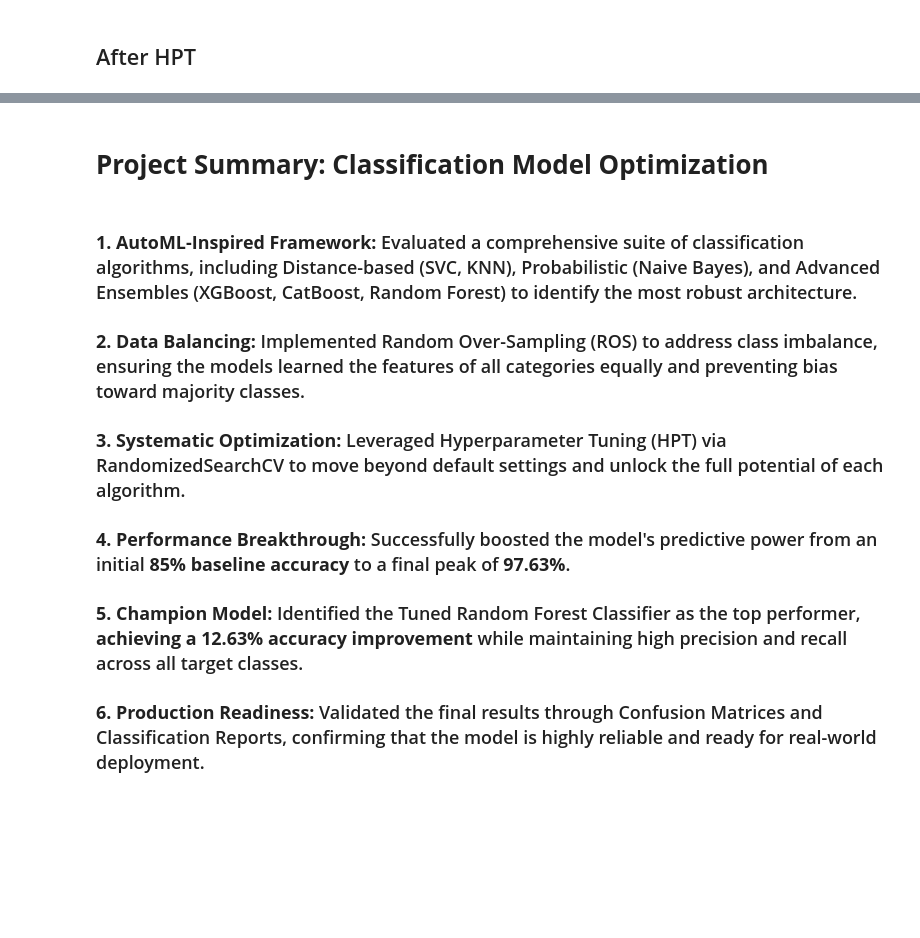
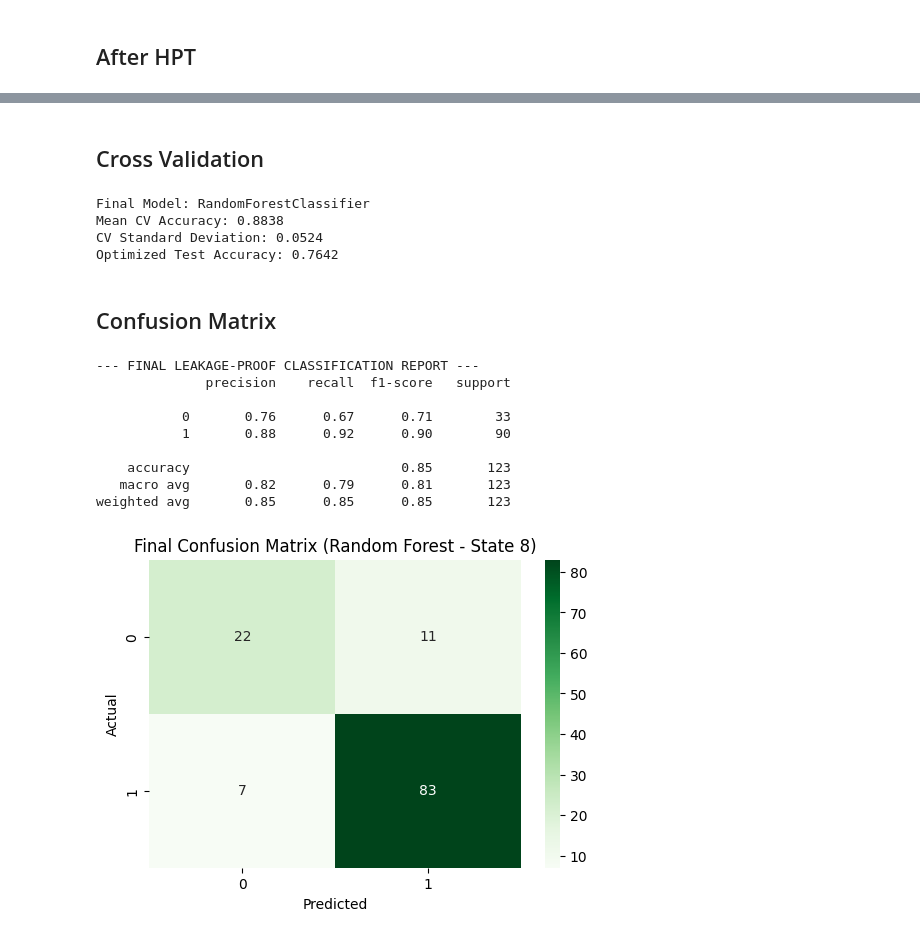
Before and after one commit to Subrat-2003/Loan-Approval-Prediction-ML, a Jupyter notebook: Loan_Approval_Prediction.ipynb, the cells around one changed output, grey strips where cells are left out. Cells and saved outputs as stored; diff of their text form; code cells hidden in the pictures; blank space fills up the shorter version.

```diff
--- a/Loan_Approval_Prediction.ipynb
+++ b/Loan_Approval_Prediction.ipynb
@@ -1634,9 +1523,66 @@ plt.show()
-# %% [markdown]
-# **Project Summary: Classification Model Optimization**
-# %% [markdown]
-### **1. AutoML-Inspired Framework:** Evaluated a comprehensive suite of classification algorithms, including Distance-based (SVC, KNN), Probabilistic (Naive Bayes), and Advanced Ensembles (XGBoost, CatBoost, Random Forest) to identify the most robust architecture.
-### **2. Data Balancing:** Implemented Random Over-Sampling (ROS) to address class imbalance, ensuring the models learned the features of all categories equally and preventing bias toward majority classes.
-### **3. Systematic Optimization:** Leveraged Hyperparameter Tuning (HPT) via RandomizedSearchCV to move beyond default settings and unlock the full potential of each algorithm.
-### **4. Performance Breakthrough:** Successfully boosted the model's predictive power from an initial **85% baseline accuracy** to a final peak of **97.63%**.
-### **5. Champion Model:** Identified the Tuned Random Forest Classifier as the top performer, **achieving a 12.63% accuracy improvement** while maintaining high precision and recall across all target classes.
-### **6. Production Readiness:** Validated the final results through Confusion Matrices and Classification Reports, confirming that the model is highly reliable and ready for real-world deployment.
+# %% [markdown]
+## Cross Validation
+# %%
+from sklearn.model_selection import cross_val_score
+
+# 1. Extract the Champions
+# rscv_model = rscv.best_estimator_  <-- (Optional: if you want to compare)
+best_model = gscv.best_estimator_  # This is your Top Performer
+
+# 2. Run Leakage-Proof Cross-Validation on the Champion
+# We use cv=10 for professional stability
+cv_scores = cross_val_score(best_model, X_train_res, y_train_res, cv=10, n_jobs=-1)
+
+# 3. Final Comparison Output
+print(f"Final Model: {type(best_model).__name__}")
+print(f"Mean CV Accuracy: {cv_scores.mean():.4f}")
+print(f"CV Standard Deviation: {cv_scores.std():.4f}")
+print(f"Optimized Test Accuracy: {optimized_accuracy:.4f}") # From your image code
+# %% [output]
+Final Model: RandomForestClassifier
+Mean CV Accuracy: 0.8838
+CV Standard Deviation: 0.0524
+Optimized Test Accuracy: 0.7642
+# %% [markdown]
+## Confusion Matrix
+# %%
+# 1. Set up the final "Leakage-Proof" data
+from sklearn.metrics import classification_report, confusion_matrix
+
+# Use the Best Random State (8) we found in the tournament
+X_train, X_test, y_train, y_test = train_test_split(X, y, test_size=0.20, random_state=8)
+
+# Resample ONLY the training data
+ros = RandomOverSampler(random_state=42)
+X_train_res, y_train_res = ros.fit_resample(X_train, y_train)
+
+# 2. Train the "Champion" Model
+# Using the best parameters identified during your GridSearchCV
+final_rf = RandomForestClassifier(n_estimators=100, max_depth=None, min_samples_split=2, random_state=42)
+final_rf.fit(X_train_res, y_train_res)
+
+# 3. Generate Final Predictions
+y_pred = final_rf.predict(X_test)
+
+# 4. Display Honest Results
+print("--- FINAL LEAKAGE-PROOF CLASSIFICATION REPORT ---")
+print(classification_report(y_test, y_pred))
+
+# 5. Plot the Final Confusion Matrix
+plt.figure(figsize=(6, 4))
+sns.heatmap(confusion_matrix(y_test, y_pred), annot=True, fmt='d', cmap='Greens')
+plt.title("Final Confusion Matrix (Random Forest - State 8)")
+plt.xlabel("Predicted")
+plt.ylabel("Actual")
+plt.show()
+# %% [output]
+--- FINAL LEAKAGE-PROOF CLASSIFICATION REPORT ---
+              precision    recall  f1-score   support
+
+           0       0.76      0.67      0.71        33
+           1       0.88      0.92      0.90        90
+
+    accuracy                           0.85       123
+   macro avg       0.82      0.79      0.81       123
+weighted avg       0.85      0.85      0.85       123
+[figure, added]
```
Also changed, not shown: parts of 55 cells of this notebook.
